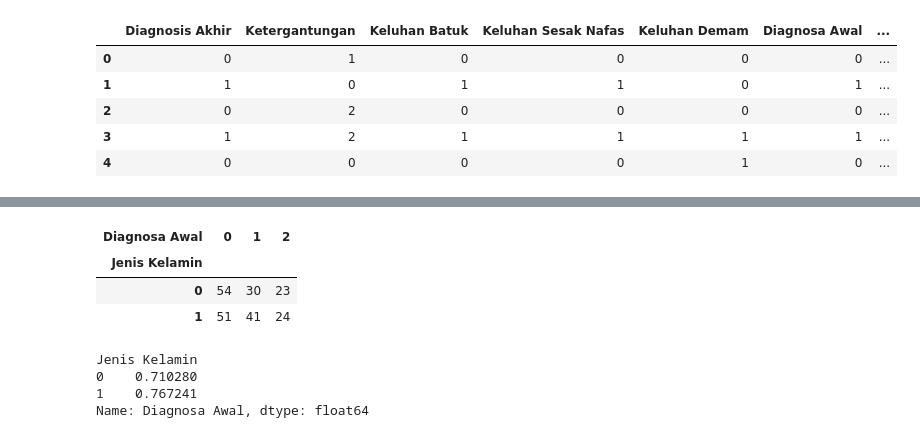
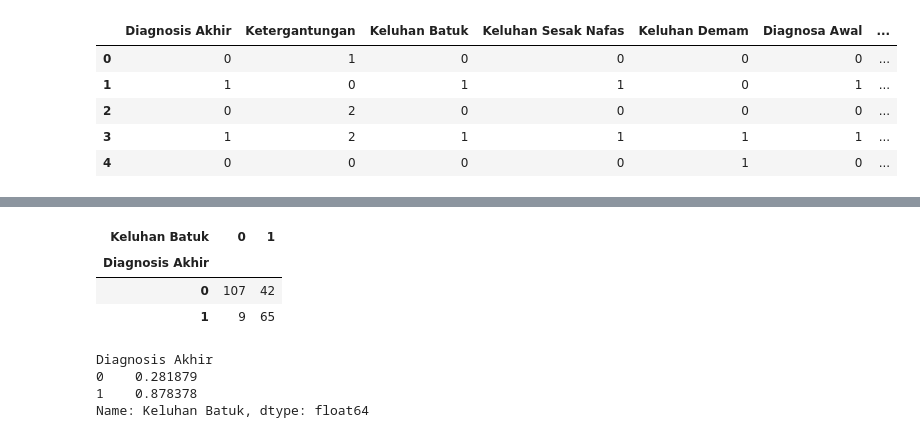
Before and after one commit to Emanxaa/DA_Proj, a Jupyter notebook: Proj1/EDA.ipynb, the cells around one changed output, grey strips where cells are left out. Drawn from its saved outputs; the diff is of its cells as text; code cells hidden in the pictures.

```diff
--- a/Proj1/EDA.ipynb
+++ b/Proj1/EDA.ipynb
@@ -83,9 +133,9 @@ df.corr(numeric_only=True)   # korelasi antar numerik
 | Jenis Kelamin | -0.047527 | 0.316231 | -0.029810 | -0.078310 | -0.076834 | 0.036318 | ... |
 | Usia | -0.070589 | 0.089608 | -0.041455 | -0.022572 | -0.095376 | 0.012190 | ... |
 # %%
-pd.crosstab(df['Jenis Kelamin'], df['Diagnosa Awal'])   # hubungan 2 kategori
+pd.crosstab(df['Diagnosis Akhir'], df['Keluhan Batuk'])   # hubungan 2 kategori
 # %% [output]
-| Diagnosa Awal | 0 | 1 | 2 |
-| Jenis Kelamin |  |  |  |
-| 0 | 54 | 30 | 23 |
-| 1 | 51 | 41 | 24 |
+| Keluhan Batuk | 0 | 1 |
+| Diagnosis Akhir |  |  |
+| 0 | 107 | 42 |
+| 1 | 9 | 65 |
@@ -92,7 +145,7 @@ pd.crosstab(df['Jenis Kelamin'], df['Diagnosa Awal'])   # hubungan 2 kategori
 # %%
-df.groupby('Jenis Kelamin')['Diagnosa Awal'].mean()
+df.groupby('Diagnosis Akhir')['Keluhan Batuk'].mean()
 # %% [output]
-Jenis Kelamin
-0    0.710280
-1    0.767241
-Name: Diagnosa Awal, dtype: float64
+Diagnosis Akhir
+0    0.281879
+1    0.878378
+Name: Keluhan Batuk, dtype: float64
```
Also changed, not shown: parts of 20 cells of this notebook, 1 other file.
